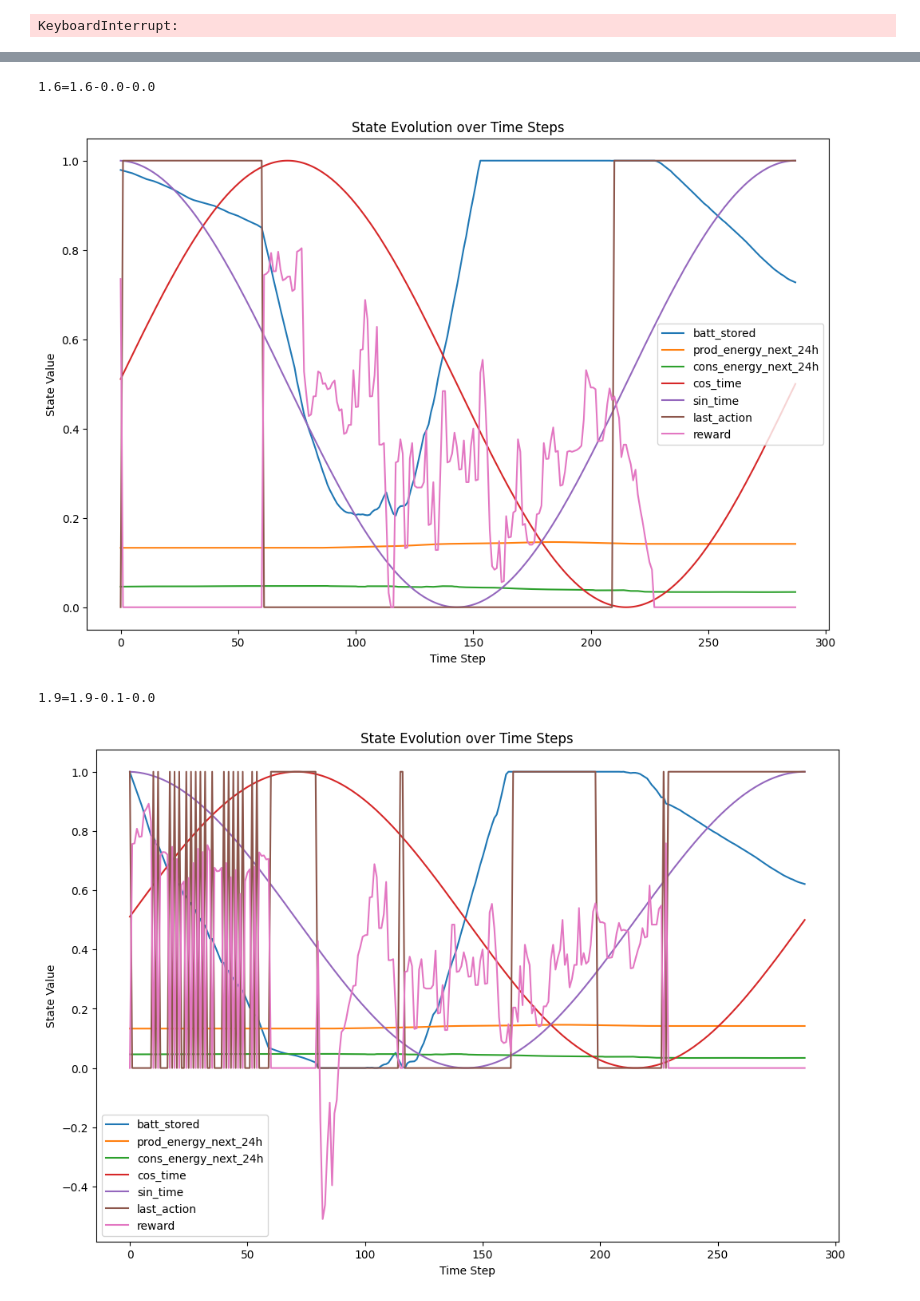
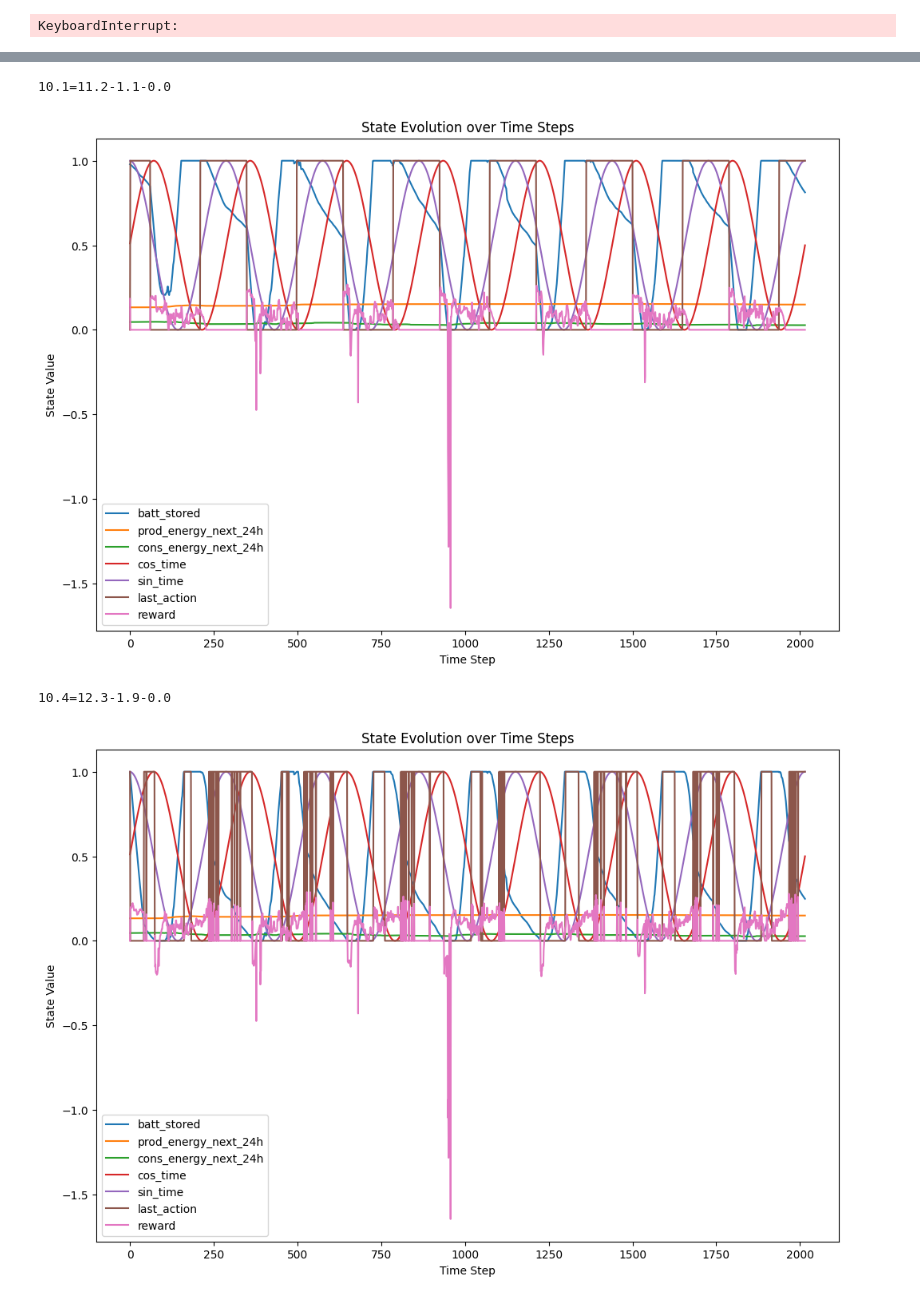
Before and after one commit to EmaR97/EnergyManagementRL, a Jupyter notebook: notebooks/02_model_training.ipynb, the cells around one changed output, grey strips where cells are left out. Drawn from its saved outputs; the diff is of its cells as text; code cells hidden in the pictures.

```diff
--- a/notebooks/02_model_training.ipynb
+++ b/notebooks/02_model_training.ipynb
@@ -67,8 +67,14 @@ to_show = [
     # 'penalty_energy_purchase',
     # 'penalty_battery_wear'
 ]
+
+
+def _test_plot(_env, _model, _max_steps):
+    test_plot(_env, _model, _max_steps, to_show)
+
+
 for model in [ConservativeModel(), GreedyModel(), SimpleModel(60, 210)]:
-    test_plot(env, model, env.max_steps, to_show)
+    _test_plot(env, model, env.max_steps)
 # %% [output]
 6.5=6.5-0.0-0.0
 [figure]
@@ -165,5 +170,8 @@ trained_model.save("../logs/ppo_inverter_1")
 # %%
+grid_sim.energy_price_buy = .6 / 1000
+
 trained_model = PPO.load(
+    # "../logs/ppo_inverter",
     best_model_path,
     env=train_env
 )
@@ -173,10 +181,12 @@ for model_to_test in [
     SimpleModel(),
     trained_model
 ]:
-    test_plot(
+    _test_plot(
         train_env,
         model_to_test,
-        day,
-        to_show
+        # full_period
+        # month
+        week
+        # day
     )
 # %% [output]
@@ -187,4 +197,4 @@ for model_to_test in [
-1.6=1.6-0.0-0.0
+10.1=11.2-1.1-0.0
-[figure, old version]
+[figure, new version]
-1.9=1.9-0.1-0.0
+10.4=12.3-1.9-0.0
-[figure, old version]
+[figure, new version]
```
Also changed, not shown: parts of 4 cells of this notebook, 13 other files.
